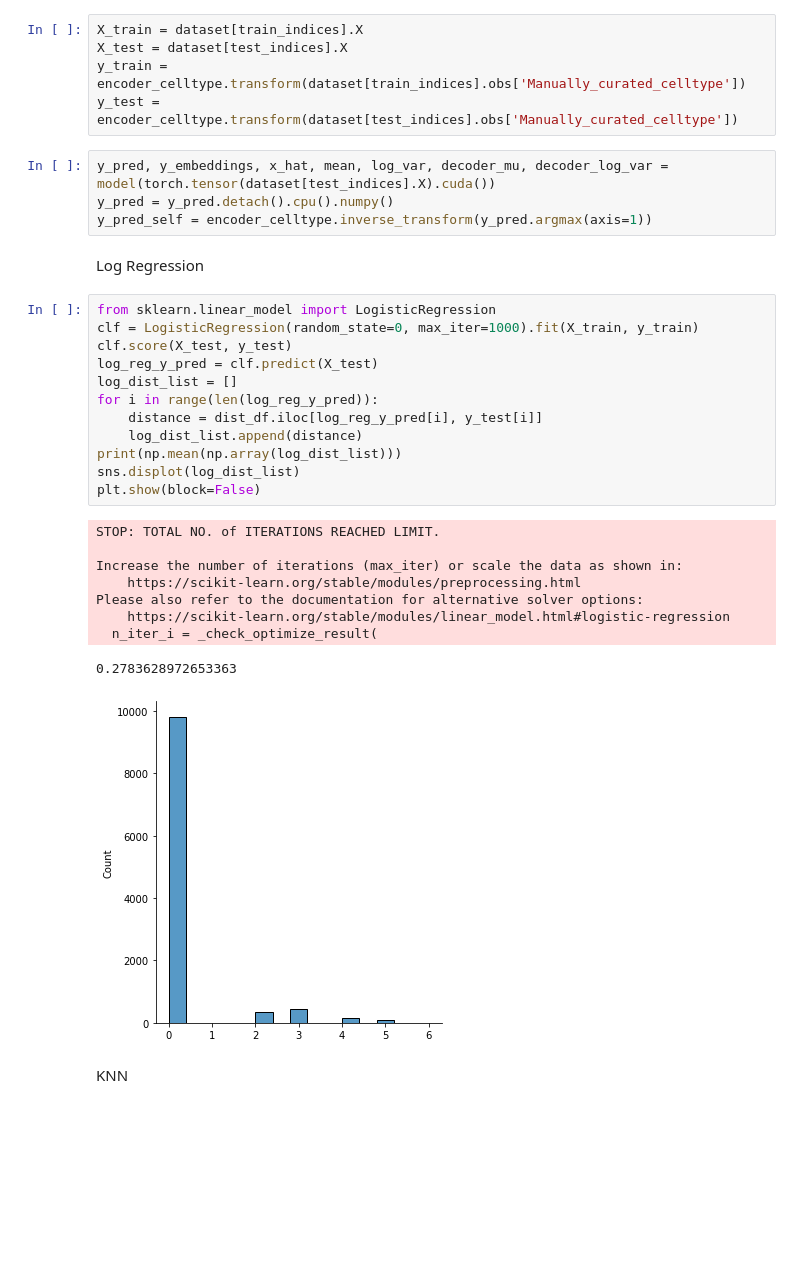
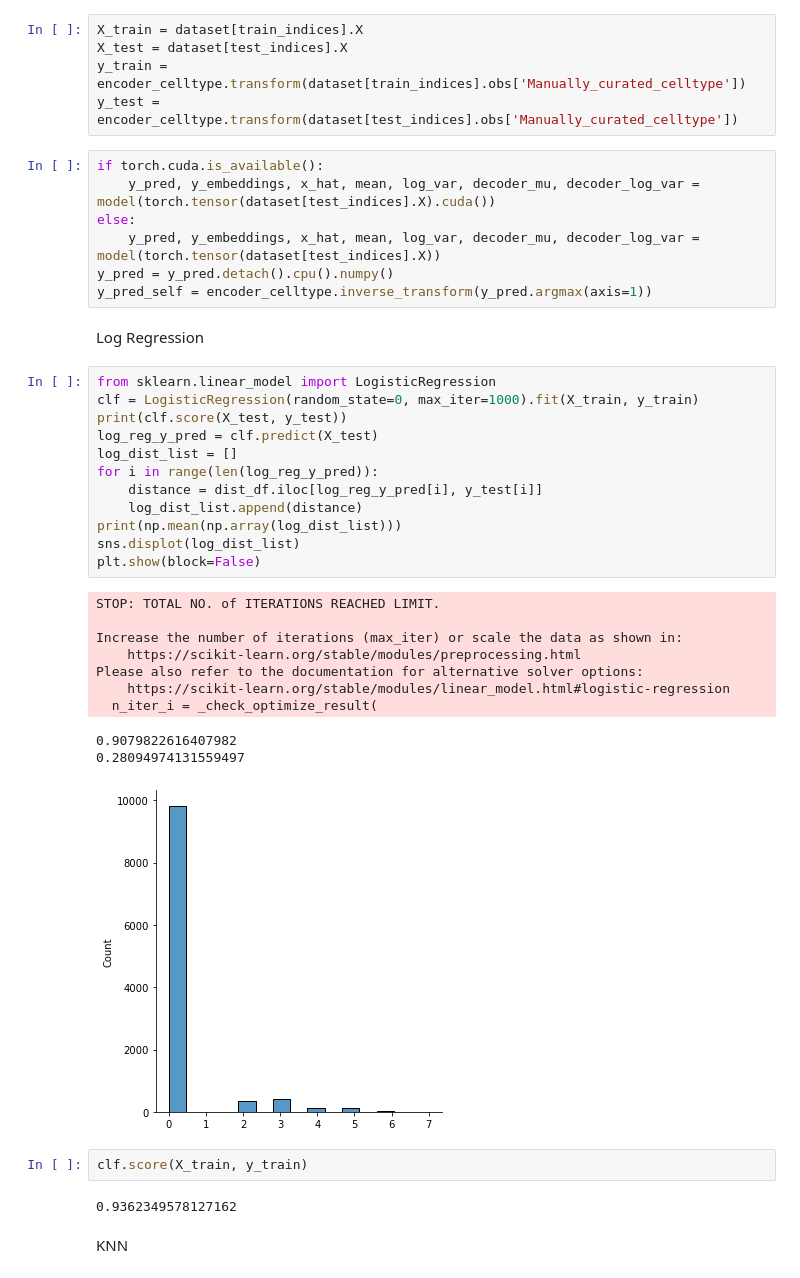
Before and after one commit to xbh0403/HCell, a Jupyter notebook: 0815_baseline.ipynb, the cells around one changed output. Drawn from its saved outputs; the diff is of its cells as text; blank space fills up the shorter version.

```diff
--- a/0815_baseline.ipynb
+++ b/0815_baseline.ipynb
@@ -537,7 +604,10 @@ X_test = dataset[test_indices].X
 y_train = encoder_celltype.transform(dataset[train_indices].obs['Manually_curated_celltype'])
 y_test = encoder_celltype.transform(dataset[test_indices].obs['Manually_curated_celltype'])
 # %%
-y_pred, y_embeddings, x_hat, mean, log_var, decoder_mu, decoder_log_var = model(torch.tensor(dataset[test_indices].X).cuda())
+if torch.cuda.is_available():
+    y_pred, y_embeddings, x_hat, mean, log_var, decoder_mu, decoder_log_var = model(torch.tensor(dataset[test_indices].X).cuda())
+else:
+    y_pred, y_embeddings, x_hat, mean, log_var, decoder_mu, decoder_log_var = model(torch.tensor(dataset[test_indices].X))
 y_pred = y_pred.detach().cpu().numpy()
 y_pred_self = encoder_celltype.inverse_transform(y_pred.argmax(axis=1))
 # %% [markdown]
@@ -545,25 +615,30 @@ Log Regression
 # %%
 from sklearn.linear_model import LogisticRegression
 clf = LogisticRegression(random_state=0, max_iter=1000).fit(X_train, y_train)
-clf.score(X_test, y_test)
+print(clf.score(X_test, y_test))
 log_reg_y_pred = clf.predict(X_test)
 log_dist_list = []
 for i in range(len(log_reg_y_pred)):
     distance = dist_df.iloc[log_reg_y_pred[i], y_test[i]]
     log_dist_list.append(distance)
 print(np.mean(np.array(log_dist_list)))
 sns.displot(log_dist_list)
 plt.show(block=False)
 # %% [output]
 STOP: TOTAL NO. of ITERATIONS REACHED LIMIT.
 
 Increase the number of iterations (max_iter) or scale the data as shown in:
     https://scikit-learn.org/stable/modules/preprocessing.html
 Please also refer to the documentation for alternative solver options:
     https://scikit-learn.org/stable/modules/linear_model.html#logistic-regression
   n_iter_i = _check_optimize_result(
-0.2783628972653363
+0.9079822616407982
+0.28094974131559497
-[figure, old version]
+[figure, new version]
+# %%
+clf.score(X_train, y_train)
+# %% [output]
+0.9362349578127162
 # %% [markdown]
 KNN
 # %%
```
Also changed, not shown: parts of 16 cells of this notebook, 14 other files.
